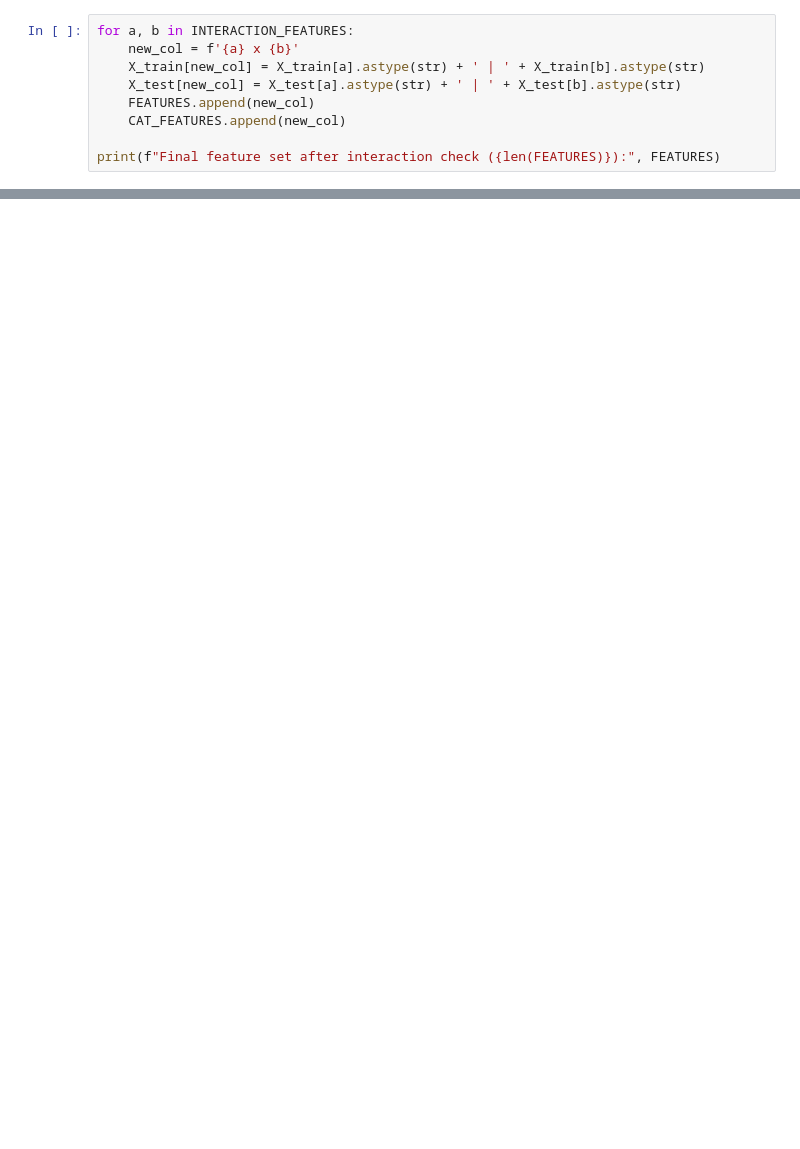
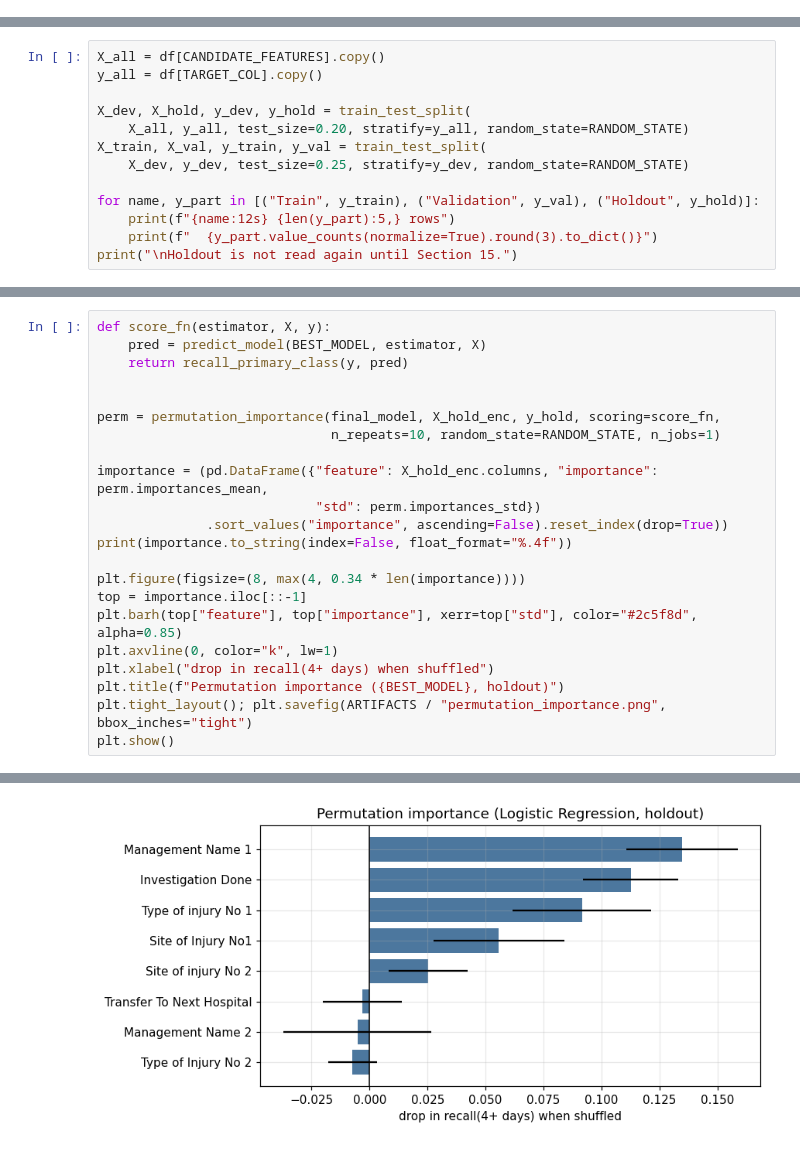
Before and after one commit to Abaiyan-27/Group-01---Notebooks, a Jupyter notebook: Notebooks/Stay_Duration_Model.ipynb, the cells around one changed output, grey strips where cells are left out. Cells and saved outputs as stored; diff of their text form; blank space fills up the shorter version.

Commit message:
Finalised all the models

```diff
--- a/Notebooks/Stay_Duration_Model.ipynb
+++ b/Notebooks/Stay_Duration_Model.ipynb
@@ -275,9 +0,0 @@ Interactions that genuinely add signal beyond their individual features: []
-# %%
-for a, b in INTERACTION_FEATURES:
-    new_col = f'{a} x {b}'
-    X_train[new_col] = X_train[a].astype(str) + ' | ' + X_train[b].astype(str)
-    X_test[new_col] = X_test[a].astype(str) + ' | ' + X_test[b].astype(str)
-    FEATURES.append(new_col)
-    CAT_FEATURES.append(new_col)
-
-print(f"Final feature set after interaction check ({len(FEATURES)}):", FEATURES)
@@ -863,0 +273,13 @@ print(json.dumps(summary, indent=2))
+# %%
+X_all = df[CANDIDATE_FEATURES].copy()
+y_all = df[TARGET_COL].copy()
+
+X_dev, X_hold, y_dev, y_hold = train_test_split(
+    X_all, y_all, test_size=0.20, stratify=y_all, random_state=RANDOM_STATE)
+X_train, X_val, y_train, y_val = train_test_split(
+    X_dev, y_dev, test_size=0.25, stratify=y_dev, random_state=RANDOM_STATE)
+
+for name, y_part in [("Train", y_train), ("Validation", y_val), ("Holdout", y_hold)]:
+    print(f"{name:12s} {len(y_part):5,} rows")
+    print(f"  {y_part.value_counts(normalize=True).round(3).to_dict()}")
+print("\nHoldout is not read again until Section 15.")
@@ -863,0 +808,23 @@ print(json.dumps(summary, indent=2))
+# %%
+def score_fn(estimator, X, y):
+    pred = predict_model(BEST_MODEL, estimator, X)
+    return recall_primary_class(y, pred)
+
+
+perm = permutation_importance(final_model, X_hold_enc, y_hold, scoring=score_fn,
+                              n_repeats=10, random_state=RANDOM_STATE, n_jobs=1)
+
+importance = (pd.DataFrame({"feature": X_hold_enc.columns, "importance": perm.importances_mean,
+                            "std": perm.importances_std})
+              .sort_values("importance", ascending=False).reset_index(drop=True))
+print(importance.to_string(index=False, float_format="%.4f"))
+
+plt.figure(figsize=(8, max(4, 0.34 * len(importance))))
+top = importance.iloc[::-1]
+plt.barh(top["feature"], top["importance"], xerr=top["std"], color="#2c5f8d", alpha=0.85)
+plt.axvline(0, color="k", lw=1)
+plt.xlabel("drop in recall(4+ days) when shuffled")
+plt.title(f"Permutation importance ({BEST_MODEL}, holdout)")
+plt.tight_layout(); plt.savefig(ARTIFACTS / "permutation_importance.png", bbox_inches="tight")
+plt.show()
+# %% [output]
@@ -863,0 +840 @@ print(json.dumps(summary, indent=2))
+[figure, added]
```
Also changed, not shown: parts of 73 cells of this notebook, 24 other files.
